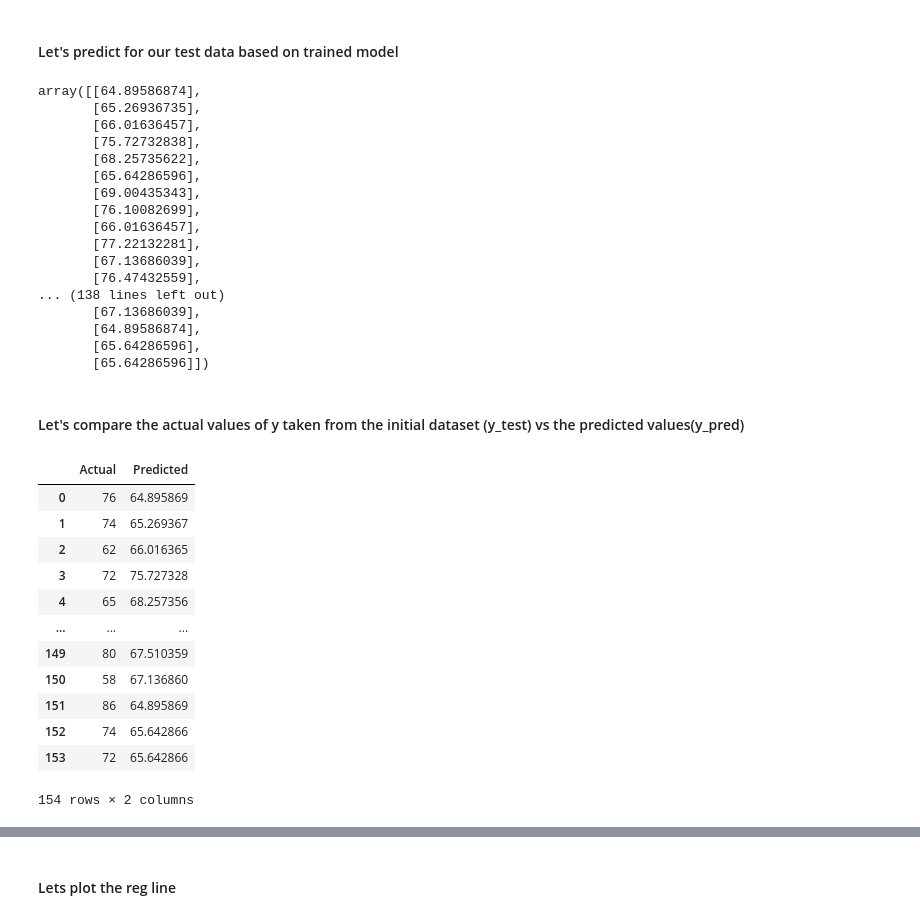
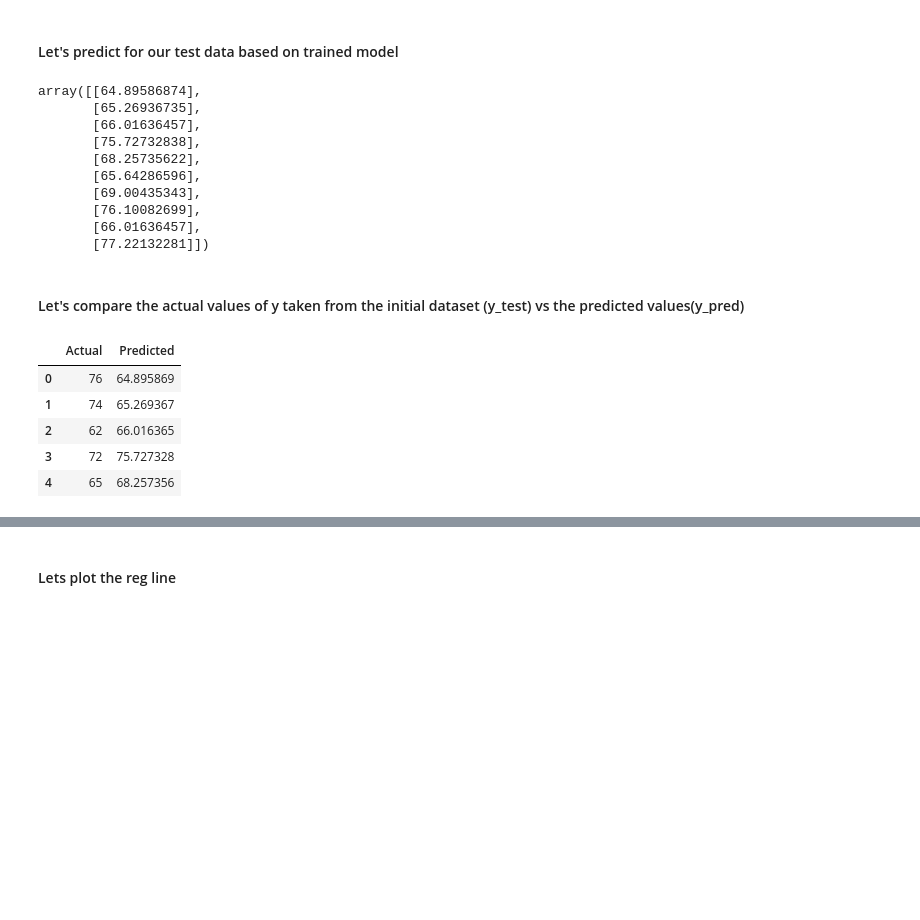
Before and after one commit to soumoks/ML-cheatsheets, a Jupyter notebook: Linear Regression - Bloodpressure prediction/Linear Regression - Blood pressure prediction.ipynb, the cells around one changed output, grey strips where cells are left out. Cells and saved outputs as stored; diff of their text form; code cells hidden in the pictures; blank space fills up the shorter version.

```diff
--- a/Linear Regression - Bloodpressure prediction/Linear Regression - Blood pressure prediction.ipynb
+++ b/Linear Regression - Bloodpressure prediction/Linear Regression - Blood pressure prediction.ipynb
@@ -141,7 +127,7 @@ print(reg.coef_)
 # %%
 y_pred = reg.predict(X_test)
 # %%
-y_pred
+y_pred[:10]
 # %% [output]
 array([[64.89586874],
        [65.26936735],
@@ -152,33 +138,19 @@ array([[64.89586874],
        [69.00435343],
        [76.10082699],
        [66.01636457],
-       [77.22132281],
-       [67.13686039],
-       [76.47432559],
-... (138 lines left out)
-       [67.13686039],
-       [64.89586874],
-       [65.64286596],
-       [65.64286596]])
+       [77.22132281]])
 # %% [markdown]
 #### Let's compare the actual values of y taken from the initial dataset (y_test) vs the predicted values(y_pred)
 # %%
 df = pd.DataFrame({'Actual':y_test.flatten(),'Predicted':y_pred.flatten()})
 # %%
-df
+df.head()
 # %% [output]
 |  | Actual | Predicted |
 | 0 | 76 | 64.895869 |
 | 1 | 74 | 65.269367 |
 | 2 | 62 | 66.016365 |
 | 3 | 72 | 75.727328 |
 | 4 | 65 | 68.257356 |
-| ... | ... | ... |
-| 149 | 80 | 67.510359 |
-| 150 | 58 | 67.136860 |
-| 151 | 86 | 64.895869 |
-| 152 | 74 | 65.642866 |
-| 153 | 72 | 65.642866 |
-154 rows × 2 columns
 # %%
 df.plot(kind='bar',figsize=(16,10))
```
Also changed, not shown: parts of 5 cells of this notebook.
